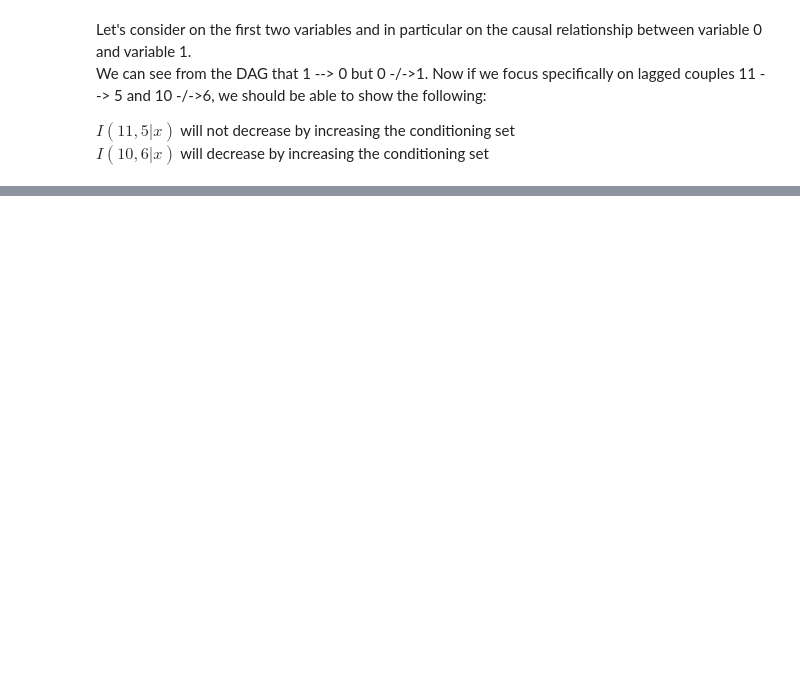
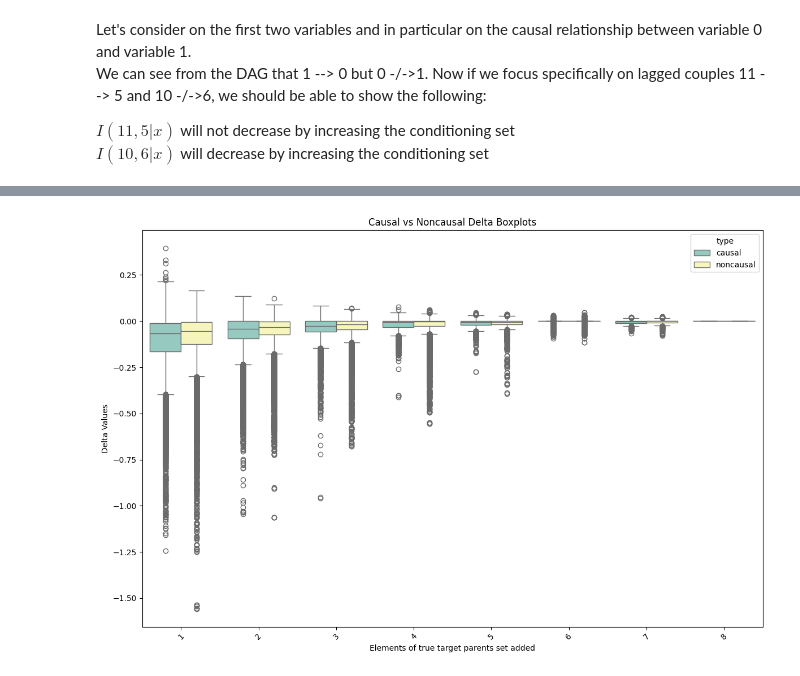
Before and after one commit to gmpal/td2c, a Jupyter notebook: notebooks/assessment/deltas.ipynb, the cells around one changed output, grey strips where cells are left out. Drawn from its saved outputs; the diff is of its cells as text; code cells hidden in the pictures; blank space fills up the shorter version.

```diff
--- a/notebooks/assessment/deltas.ipynb
+++ b/notebooks/assessment/deltas.ipynb
@@ -231,0 +427,50 @@ plt.show()
+# %%
+# Prepare data for boxplot
+data = []
+keys = set(causal_deltas_single_dag.keys()).union(set(noncausal_deltas_single_dag.keys()))
+
+for key in keys:
+    if key in causal_deltas_single_dag and key in noncausal_deltas_single_dag:
+        for causal_val, noncausal_val in zip(causal_deltas_single_dag[key], noncausal_deltas_single_dag[key]):
+            data.append({
+                'key': key,
+                'type': 'causal',
+                'value': causal_val
+            })
+            data.append({
+                'key': key,
+                'type': 'noncausal',
+                'value': noncausal_val
+            })
+    elif key in causal_deltas_single_dag:
+        for causal_val in causal_deltas_single_dag[key]:
+            data.append({
+                'key': key,
+                'type': 'causal',
+                'value': causal_val
+            })
+    elif key in noncausal_deltas_single_dag:
+        for noncausal_val in noncausal_deltas_single_dag[key]:
+            data.append({
+                'key': key,
+                'type': 'noncausal',
+                'value': noncausal_val
+            })
+
+# Convert to DataFrame
+df = pd.DataFrame(data)
+
+# Plotting boxplots
+plt.figure(figsize=(12, 8))
+plt.title('Causal vs Noncausal Delta Boxplots')
+
+# Boxplot using seaborn
+import seaborn as sns
+sns.boxplot(x='key', y='value', hue='type', data=df, palette='Set3')
+plt.xlabel('Elements of true target parents set added')
+plt.ylabel('Delta Values')
+plt.xticks(rotation=45)
+plt.tight_layout()
+plt.show()
+# %% [output]
+[figure, added]
```
Also changed, not shown: parts of 36 cells of this notebook, 1 other file.
